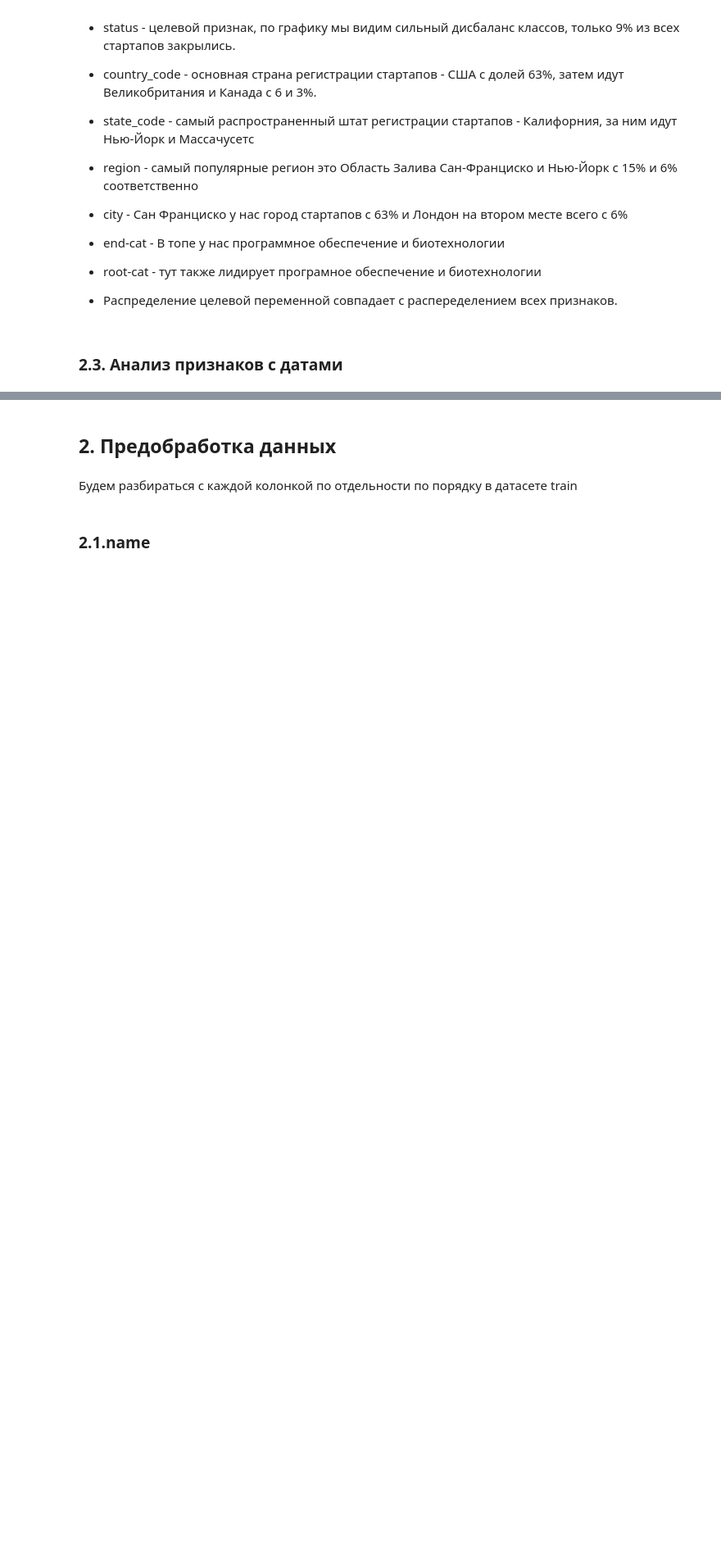
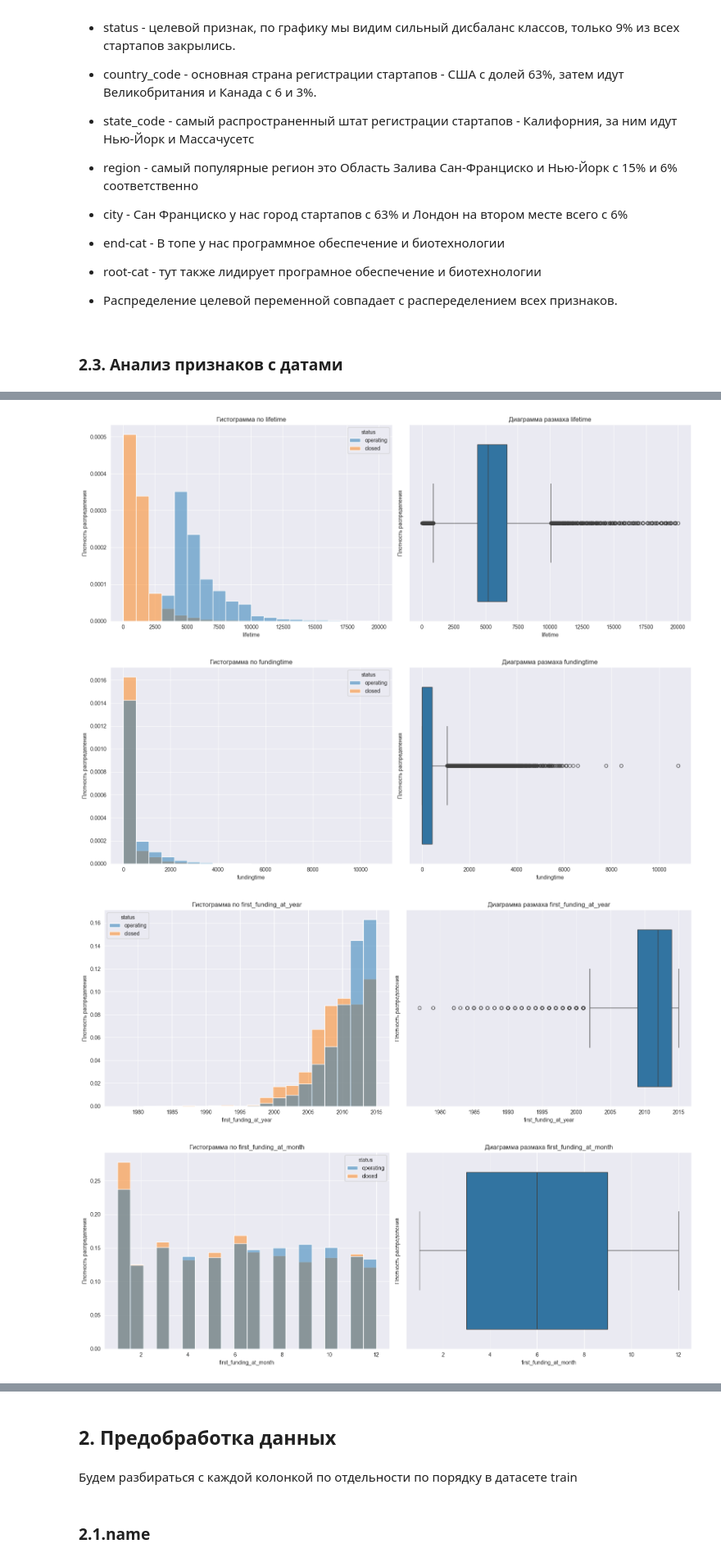
Before and after one commit to onejetpilot/start_up, a Jupyter notebook: start_up_pred.ipynb, the cells around one changed output, grey strips where cells are left out. Shown at 82% size. Drawn from its saved outputs; the diff is of its cells as text; code cells hidden in the pictures; blank space fills up the shorter version.

Commit message:
добавил новые признаки и графики

```diff
--- a/start_up_pred.ipynb
+++ b/start_up_pred.ipynb
@@ -459,0 +473,15 @@ for date_col in date_cols:
+# %%
+date_cols = ['first_funding_at', 'last_funding_at']
+# %%
+# Добавим в датасеты колонки с годами месяцами и днями по первому и последнему финансированию
+for col in date_cols:
+    train[f'{col}_year'] = train[col].dt.year
+    train[f'{col}_month'] = train[col].dt.month
+    train[f'{col}_day'] = train[col].dt.day
+    test[f'{col}_year'] = train[col].dt.year
+    test[f'{col}_month'] = train[col].dt.month
+    test[f'{col}_day'] = train[col].dt.day
+# %%
+# Список столбцов для удаления
+columns_to_drop = ['founded_at', 'closed_at']
+train = train.drop(columns=columns_to_drop)
@@ -459,0 +498,19 @@ for date_col in date_cols:
+# %%
+# Сформируем список новых колонок для анализа
+date_num = ['lifetime',
+            'fundingtime',
+            'first_funding_at_year',
+            'first_funding_at_month',
+            'first_funding_at_day',
+            'last_funding_at_year',
+            'last_funding_at_month',
+            'last_funding_at_day']
+# %%
+# Построим графики новых колонок
+for col in date_num:
+    num_diag(train, x=col, xlabel=col, ylabel='Плотность распределения', hue='status')
+# %% [output]
+[figure, added]
+[figure, added]
+[figure, added]
+[figure, added]
```
Also changed, not shown: parts of 13 cells of this notebook.
